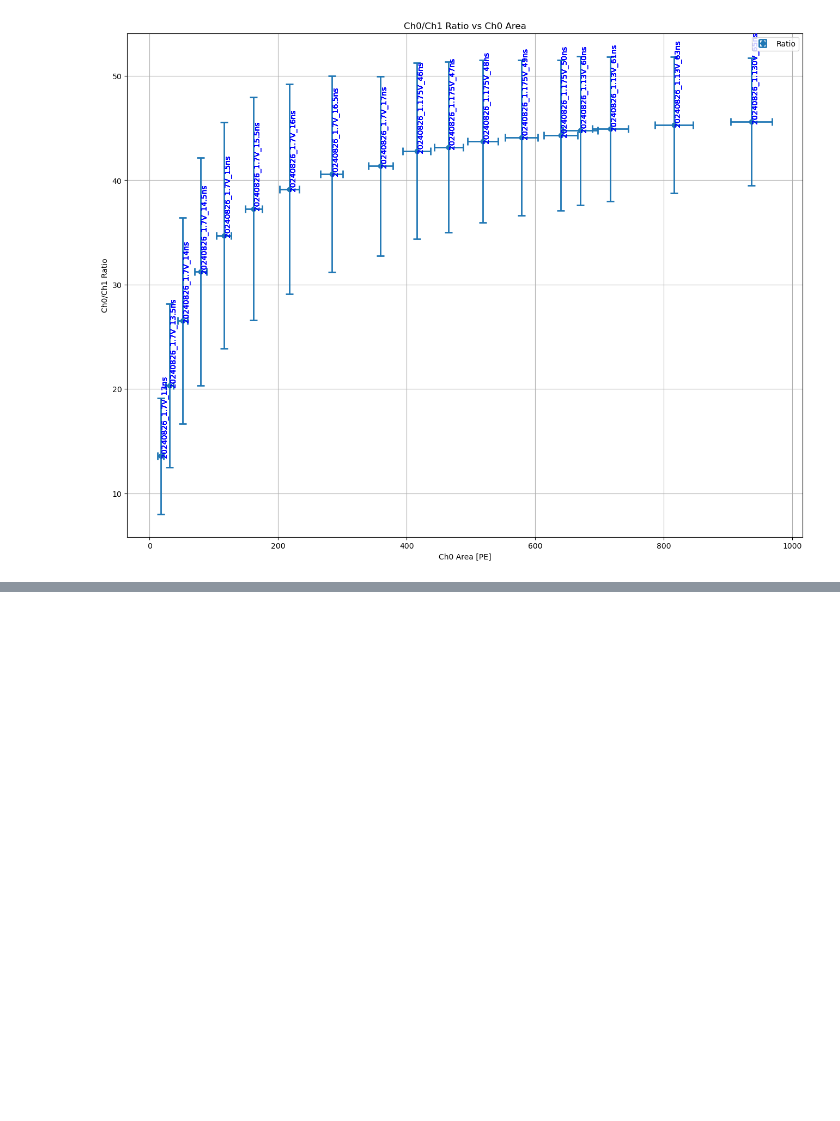
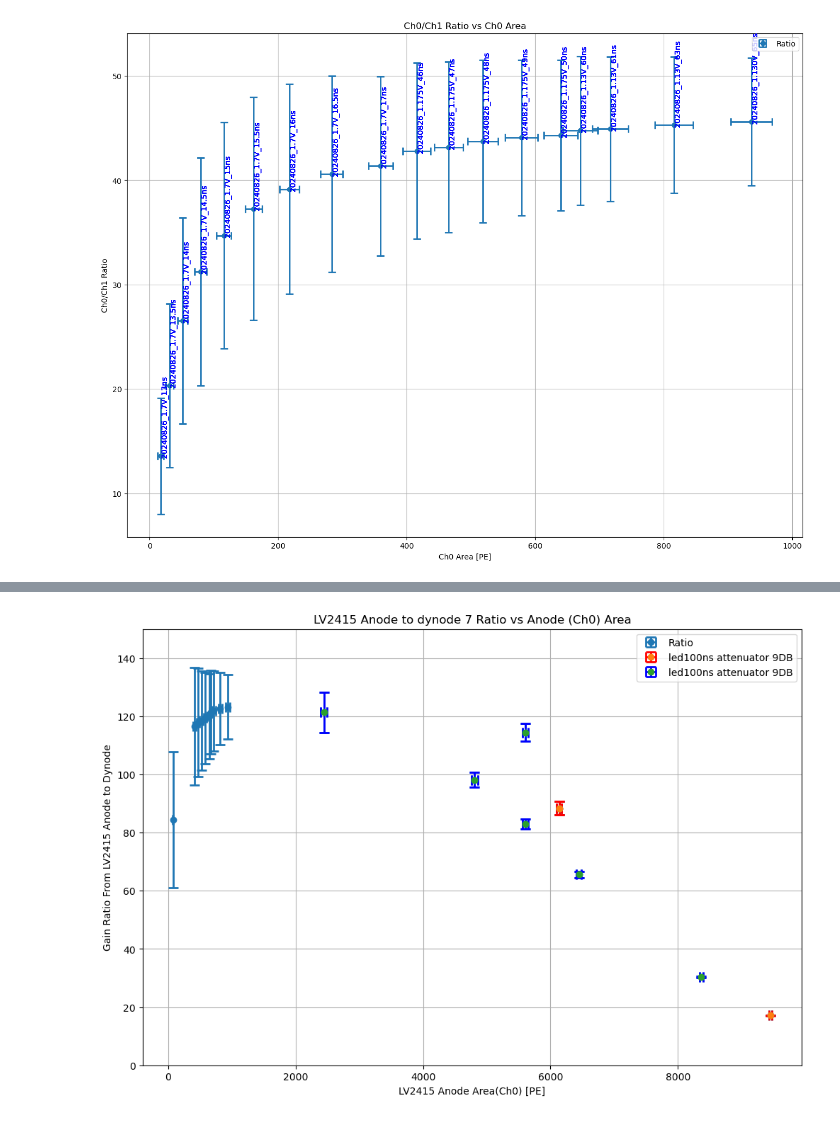
Before and after one commit to Westlake-University-Lsc-lab/ProcessLocalData, a Jupyter notebook: plotsfigures.ipynb, the cells around one changed output, grey strips where cells are left out. Drawn from its saved outputs; the diff is of its cells as text; code cells hidden in the pictures; blank space fills up the shorter version.

```diff
--- a/plotsfigures.ipynb
+++ b/plotsfigures.ipynb
@@ -360,0 +423,22 @@ plt.show()
+# %%
+gain_ratio = df_larger_area_updated.Ch0_Area_mu / df_larger_area_updated.Ch2_Area_mu
+gain_ratio_err = gain_ratio * np.sqrt((df_larger_area_updated.Ch0_Area_sigma/df_larger_area_updated.Ch0_Area_mu)**2 + (df_larger_area_updated.Ch2_Area_sigma/df_larger_area_updated.Ch2_Area_mu)**2)
+
+fig, ax = plt.subplots(figsize=(12,8))
+ax.errorbar(df_larger_area_updated.Ch0_Area_mu, gain_ratio, xerr=df_larger_area_updated.Ch0_Area_sigma, yerr=gain_ratio_err, fmt='o',  capsize=5, elinewidth=2, capthick=2, label='Ratio')
+ax.errorbar(df_larger_area_updated.Ch0_Area_mu[-9:-6], gain_ratio[-9:-6], xerr=df_larger_area_updated.Ch0_Area_sigma[-9:-6], yerr=gain_ratio_err[-9:-6], fmt='o', ecolor='red',  capsize=5, elinewidth=2, capthick=2, label='led100ns attenuator 9DB')
+ax.errorbar(df_larger_area_updated.Ch0_Area_mu[-6:], gain_ratio[-6:], xerr=df_larger_area_updated.Ch0_Area_sigma[-6:], yerr=gain_ratio_err[-6:], fmt='o', ecolor='blue',  capsize=5, elinewidth=2, capthick=2, label='led100ns attenuator 9DB')
+ax.set_xlabel('LV2415 Anode Area(Ch0) [PE]')
+ax.set_ylabel('Gain Ratio From LV2415 Anode to Dynode')
+ax.set_title('LV2415 Anode to dynode 7 Ratio vs Anode (Ch0) Area')
+#for index, row in df_larger_area_updated.iterrows():
+#    for column_name, value in row.items():
+#        ax.text(df_larger_area_updated['Ch0_Area_mu'][index], df_larger_area_updated['Ratio_fit_mu'][index] , s= str(df_larger_area_updated['file_tag'][index]), rotation='vertical', color='blue')  #rotation='vertical'   rotation='horizontal'
+ax.legend()
+ax.grid()
+ax.set_ylim(0, 150)
+#ax.set_xlim(0, 1000)
+#plt.savefig(r'./figs/LV2414_Anode_to_Dynode_Gain_Ratio_vs_anode_Area_use_Gaussian_fit_combined_20240821_20240826_allruns.png',dpi=300)
+plt.show()
+# %% [output]
+[figure, added]
```
Also changed, not shown: parts of 26 cells of this notebook.
